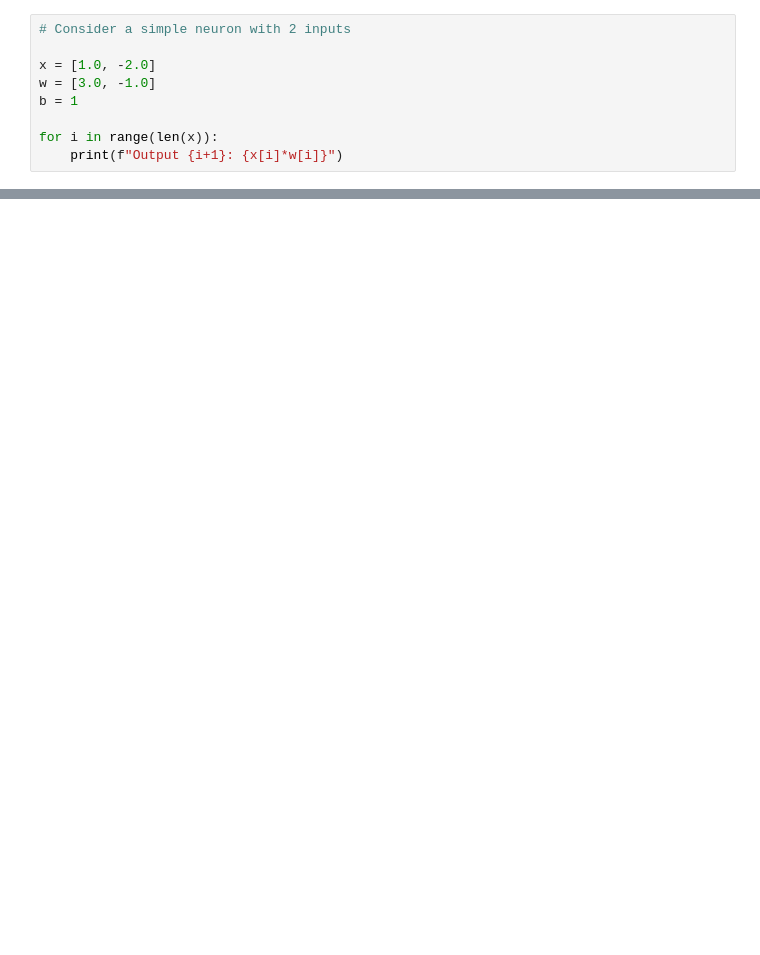
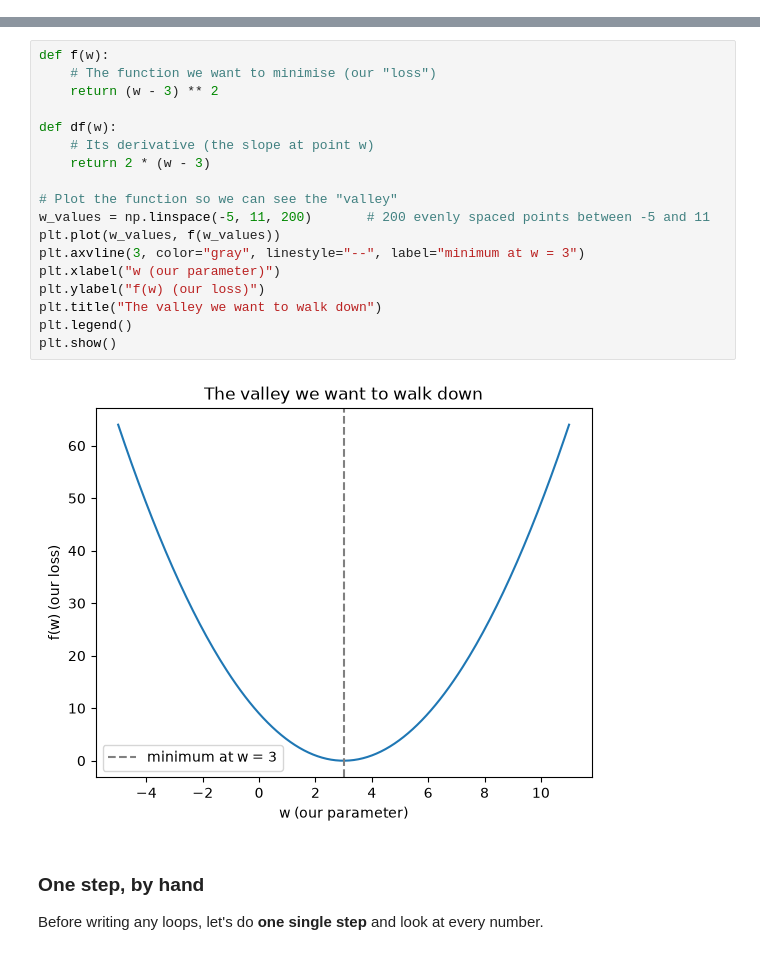
Before and after one commit to Queen-Mary-Machine-Learning-Society/QMML, a Jupyter notebook: 2026-2027/machine-learning/neural-nets/lecture_02/lecture5.ipynb, the cells around one changed output, grey strips where cells are left out. Saved outputs shown, nothing was run; the diff lists cells and outputs as text; blank space fills up the shorter version.

```diff
--- a/2026-2027/machine-learning/neural-nets/lecture_02/lecture5.ipynb
+++ b/2026-2027/machine-learning/neural-nets/lecture_02/lecture5.ipynb
@@ -251,9 +0,0 @@ Now that we understand how to measure the impact of variables on a function’s
-# %%
-# Consider a simple neuron with 2 inputs
-
-x = [1.0, -2.0]
-w = [3.0, -1.0]
-b = 1
-
-for i in range(len(x)):
-    print(f"Output {i+1}: {x[i]*w[i]}")
@@ -642,0 +93,24 @@ Good luck! 😄
+# %%
+def f(w):
+    # The function we want to minimise (our "loss")
+    return (w - 3) ** 2
+
+def df(w):
+    # Its derivative (the slope at point w)
+    return 2 * (w - 3)
+
+# Plot the function so we can see the "valley"
+w_values = np.linspace(-5, 11, 200)       # 200 evenly spaced points between -5 and 11
+plt.plot(w_values, f(w_values))
+plt.axvline(3, color="gray", linestyle="--", label="minimum at w = 3")
+plt.xlabel("w (our parameter)")
+plt.ylabel("f(w) (our loss)")
+plt.title("The valley we want to walk down")
+plt.legend()
+plt.show()
+# %% [output]
+[figure, added]
+# %% [markdown]
+### One step, by hand
+
+Before writing any loops, let's do **one single step** and look at every number.
```
Also changed, not shown: parts of 126 cells of this notebook.
